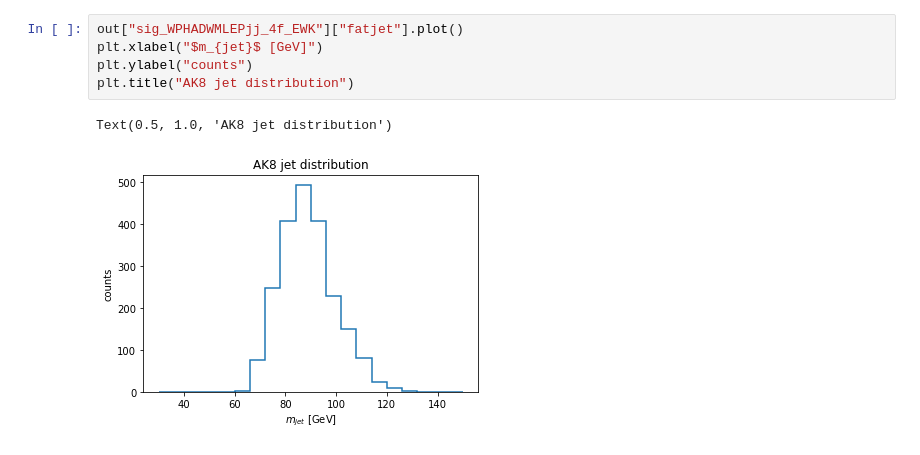
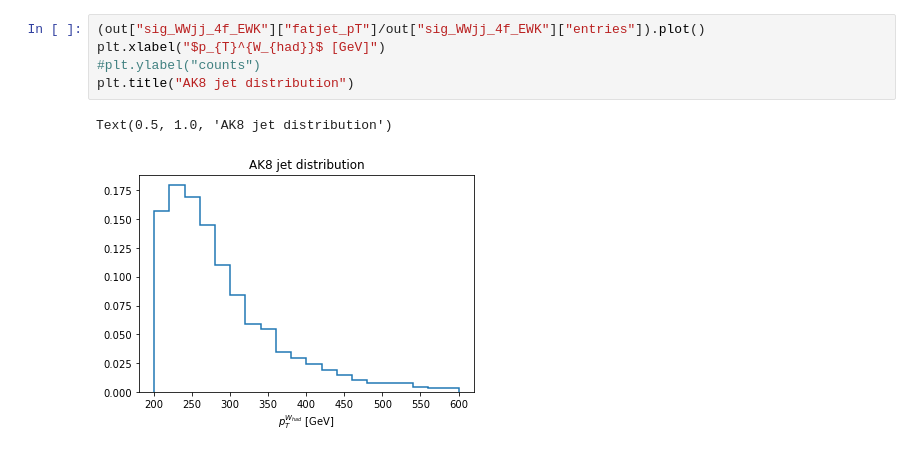
Before and after one commit to rdelliga/Coffea_Swan, a Jupyter notebook: cuts1.ipynb, the cells around one changed output. Saved outputs shown, nothing was run; the diff lists cells and outputs as text.

```diff
--- a/cuts1.ipynb
+++ b/cuts1.ipynb
@@ -333,8 +358,8 @@ Text(0.5, 1.0, 'electron $p_{T}$ distribution')
 # %%
-out["sig_WPHADWMLEPjj_4f_EWK"]["fatjet"].plot()
-plt.xlabel("$m_{jet}$ [GeV]")
-plt.ylabel("counts")
+(out["sig_WWjj_4f_EWK"]["fatjet_pT"]/out["sig_WWjj_4f_EWK"]["entries"]).plot()
+plt.xlabel("$p_{T}^{W_{had}}$ [GeV]")
+#plt.ylabel("counts")
 plt.title("AK8 jet distribution")
 # %% [output]
 Text(0.5, 1.0, 'AK8 jet distribution')
-[figure, old version]
+[figure, new version]
```
Also changed, not shown: parts of 21 cells of this notebook, 3 other files.
